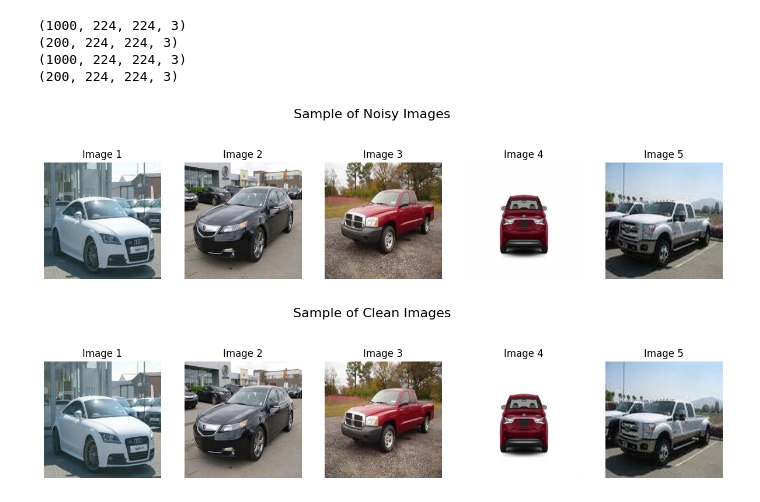
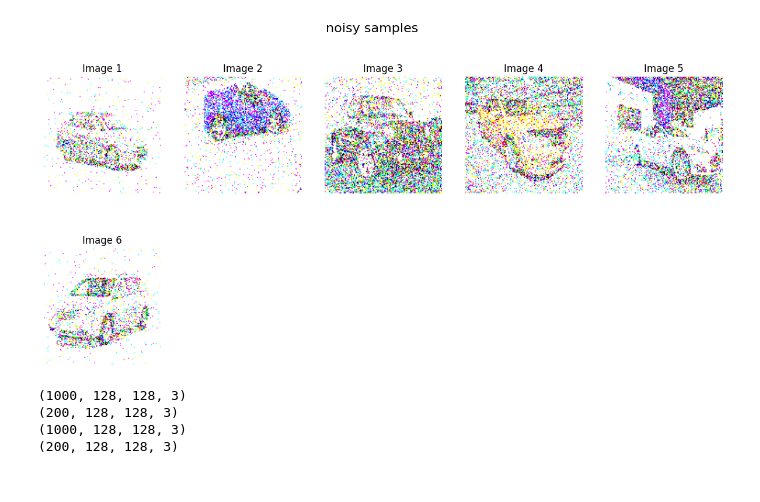
Before and after one commit to touficfakhry/ML-Iter2, a Jupyter notebook: autoencoder.ipynb, the cells around one changed output. Saved outputs shown, nothing was run; the diff lists cells and outputs as text; code cells hidden in the pictures.

```diff
--- a/autoencoder.ipynb
+++ b/autoencoder.ipynb
@@ -56,10 +96,18 @@ noisy_dataset_train_dir = f"{data_dir}/noisy_dataset_train"
 noisy_dataset_test_dir = f"{data_dir}/noisy_dataset_test"
 # %%
 # Function to add noise to images
-def add_noise(image):
+def add_noise(image, noise_factor=0.5):
     mean = 0
-    var = 0.1
-    sigma = var ** 0.5
-    noise = np.random.normal(mean, sigma, image.shape)
-    noisy_image = np.clip(image + noise, 0, 255).astype(np.uint8)
+    var = 0.5
+    sigma = var ** 0.9
+    # scale = 8000
+    # noise = np.random.normal(mean, sigma, image.shape)
+    # noisy_image = np.clip(image + noise, 0, 255).astype(np.uint8)
+    # Generate Gaussian noise with the same shape as the input images
+    # if not isinstance(images, np.ndarray):
+    #     images = np.array(images)
+    noise = np.random.normal(loc=mean, scale=105, size=image.shape)
+    # noisy_image = (image + noise_factor * noise)/255
+    noisy_image = (image + noise)
+    noisy_image = np.clip(noisy_image, 0.0, 1.0)
     return noisy_image
@@ -66 +124,20 @@ def add_noise(image):
+# %%
+noisy_images = []
+source_directory = f"{data_dir}/resized_dataset_test"
+max = 5
+count = 0
+for filename in os.listdir(source_directory):
+    if filename.endswith(('.jpg', '.jpeg', '.png')):
+        img_path = os.path.join(source_directory, filename)
+        img = cv2.imread(img_path)
+        noisy_images.append(add_noise(img))
+
+        if count >= max:
+            break
+        count +=1
+
+images = np.array(noisy_images)
+plot_images(images, "noisy samples")
+# %% [output]
+[figure, added]
 # %%
@@ -108,30 +179,18 @@ x_test = np.array(fetch_images_as_nparray(test_resized_dir, max_images=max_valid
 # %%
+max_train_images = 1000
+max_validation_images = round(max_train_images*0.2)
+
+x_train_noisy = fetch_images_as_nparray(noisy_dataset_train_dir, max_images=max_train_images)
+x_test_noisy = fetch_images_as_nparray(noisy_dataset_test_dir, max_images=max_validation_images)
+x_train = fetch_images_as_nparray(train_resized_dir, max_images=max_train_images)
+x_test = fetch_images_as_nparray(test_resized_dir, max_images=max_validation_images)
 
 print(x_train_noisy.shape)
 print(x_test_noisy.shape)
 print(x_train.shape)
 print(x_test.shape)
 # %% [output]
-(1000, 224, 224, 3)
-(200, 224, 224, 3)
-(1000, 224, 224, 3)
-(200, 224, 224, 3)
+(1000, 128, 128, 3)
+(200, 128, 128, 3)
+(1000, 128, 128, 3)
+(200, 128, 128, 3)
-# %%
-def plot_images(images, title):
-    plt.figure(figsize=(15, 7))
-    for i in range(len(images)):
-        plt.subplot(2, 5, i + 1)
-        plt.imshow(images[i])
-        plt.title(f"Image {i + 1}")
-        plt.axis("off")
-    plt.suptitle(title, fontsize=16)
-    plt.show()
-
-noisy_sample = x_train_noisy[:5]
-clean_sample = x_train[:5]
-
-plot_images(noisy_sample, "Sample of Noisy Images")
-plot_images(clean_sample, "Sample of Clean Images")
-# %% [output]
-[figure, removed]
-[figure, removed]
```
Also changed, not shown: parts of 21 cells of this notebook, 1 other file.
